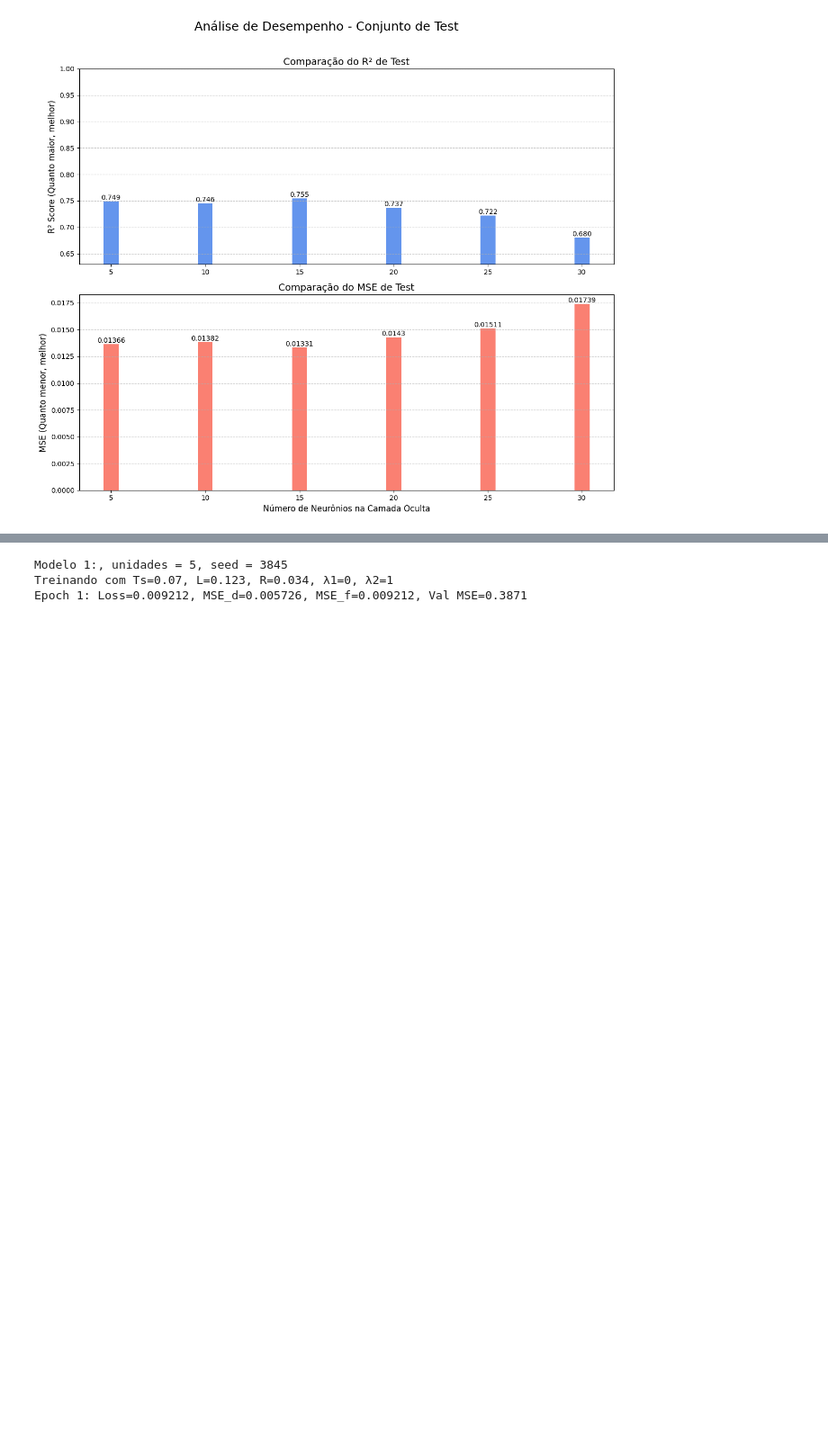
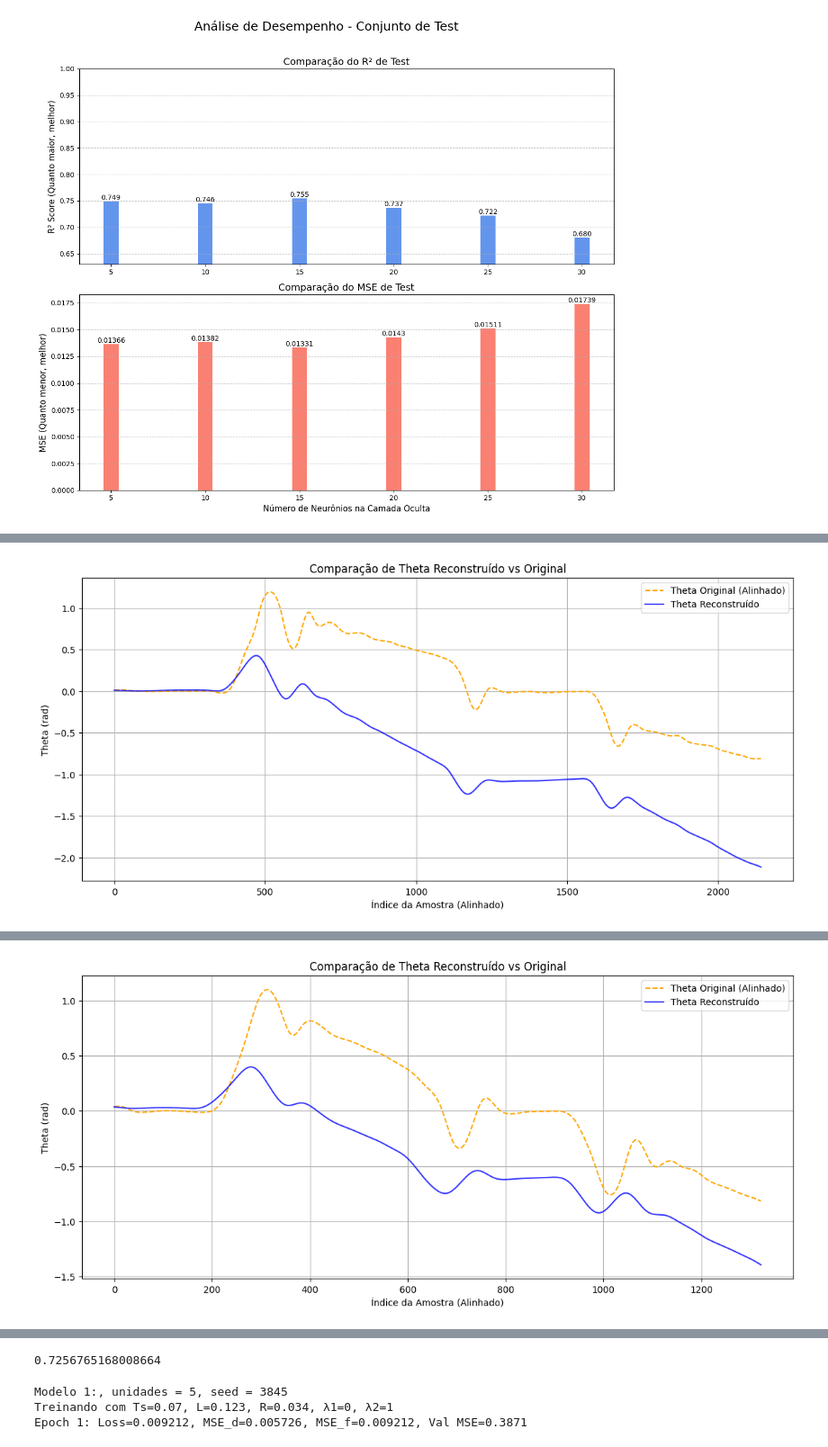
Before and after one commit to sarahmss/IC-2025.1, a Jupyter notebook: SistemaDinamicoDados/AmostrasFiltradas/ModelosVariacao/TestesRNN.ipynb, the cells around one changed output, grey strips where cells are left out. Shown at 90% size. Saved outputs shown, nothing was run; the diff lists cells and outputs as text; code cells hidden in the pictures; blank space fills up the shorter version.

```diff
--- a/SistemaDinamicoDados/AmostrasFiltradas/ModelosVariacao/TestesRNN.ipynb
+++ b/SistemaDinamicoDados/AmostrasFiltradas/ModelosVariacao/TestesRNN.ipynb
@@ -739,3 +665,8 @@ all_metrics = {
 plot_model_comparison(all_metrics, data_split='Test')
 # %% [output]
 [figure]
+# %%
+Recontruir_Theta(model_15, train_x_seq, "./Dados/DataSmoothSpline1.csv", y_scaler)
+Recontruir_Theta(model_15, x_val_seq, "./Dados/DataSmoothSpline2.csv", y_scaler)
+Recontruir_Theta(model_15, x_test_seq, "./Dados/DataSmoothSpline3.csv", y_scaler)
+# %% [output]
@@ -741,0 +675 @@ plot_model_comparison(all_metrics, data_split='Test')
+[figure, added]
@@ -741,0 +678 @@ plot_model_comparison(all_metrics, data_split='Test')
+[figure, added]
@@ -742,3 +682,4 @@ plot_model_comparison(all_metrics, data_split='Test')
+0.7256765168008664
 # %%
 model_5_2, metrics_5_2 = Generate_Random_Models(units=5, lam_1= 0, lam_2=1)
 model_10_2, metrics_10_2 = Generate_Random_Models(units=10, lam_1= 0, lam_2=1)
```
Also changed, not shown: parts of 5 cells of this notebook.
